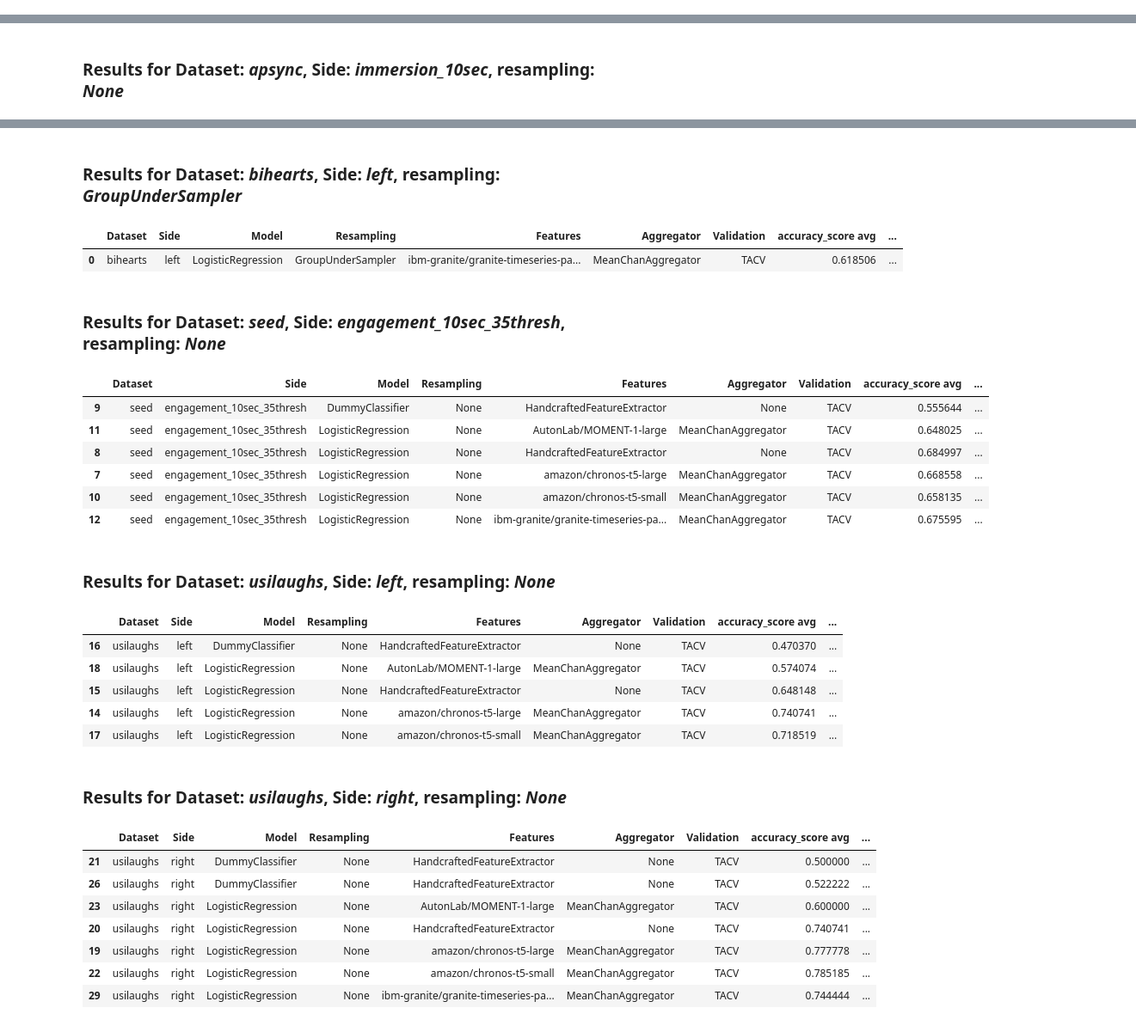
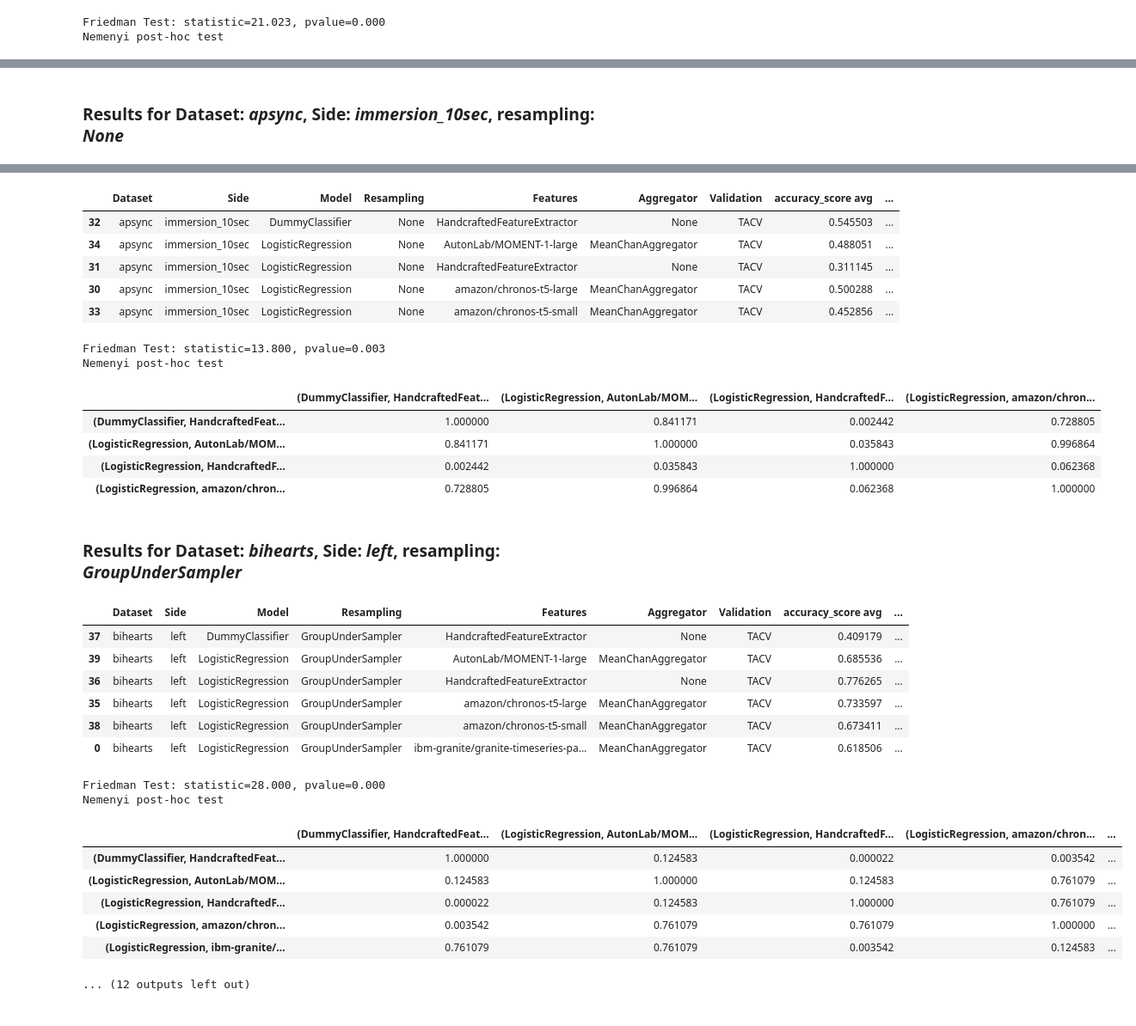
Before and after one commit to LeonardoAlchieri/pretrained_foundation_models_physiological_data, a Jupyter notebook: notebooks/check_results_final.ipynb, the cells around one changed output, grey strips where cells are left out. Shown at 86% size. Saved outputs shown, nothing was run; the diff lists cells and outputs as text; code cells hidden in the pictures.

```diff
--- a/notebooks/check_results_final.ipynb
+++ b/notebooks/check_results_final.ipynb
@@ -64,7 +160,19 @@ def present_results(paths: Generator, val_method: str = "lopo") -> None:
 # %%
 results_path: str = "../outputs/"
 all_results = list(Path(results_path).glob("*/*/*/reports.csv"))
-present_results(all_results, val_method="lopo")
+results_path_adula: str = "../outputs_adula/"
+all_results += list(Path(results_path_adula).glob("*/*/*/reports.csv"))
+
+
+results_lopo = present_results(
+    all_results,
+    val_method="lopo",
+    remove_xgboost=True,
+    remove_chronos_small_from_test=True,
+    which_test="friedmann-nemenyi",
+    test_args={
+        "aggregator": "MeanChanAggregator"}
+)
 # %% [output]
 Results for Dataset: apsync, Side: engagement_10sec, resampling: None
 |  | Dataset | Side | Model | Resampling | Features | Aggregator | Validation | accuracy_score avg | ... |
@@ -117,5 +236,10 @@ Results for Dataset: usilaughs, Side: right, resampling: None
 # %%
-present_results(all_results, val_method="tacv")
+results_lopo = present_results(
+    all_results,
+    val_method="tacv",
+    remove_xgboost=True,
+    remove_chronos_small_from_test=True,
+)
 # %% [output]
 Results for Dataset: apsync, Side: engagement_10sec, resampling: None
 |  | Dataset | Side | Model | Resampling | Features | Aggregator | Validation | accuracy_score avg | ... |
@@ -125,3 +249,5 @@ Results for Dataset: apsync, Side: engagement_10sec, resampling: None
 | 2 | apsync | engagement_10sec | LogisticRegression | None | amazon/chronos-t5-large | MeanChanAggregator | TACV | 0.534116 | ... |
 | 5 | apsync | engagement_10sec | LogisticRegression | None | amazon/chronos-t5-small | MeanChanAggregator | TACV | 0.508916 | ... |
 | 1 | apsync | engagement_10sec | LogisticRegression | None | ibm-granite/granite-timeseries-pa... | MeanChanAggregator | TACV | 0.504563 | ... |
+Friedman Test: statistic=21.023, pvalue=0.000
+Nemenyi post-hoc test
@@ -135,27 +261,30 @@ Results for Dataset: apsync, Side: immersion_10sec, resampling: None
+|  | Dataset | Side | Model | Resampling | Features | Aggregator | Validation | accuracy_score avg | ... |
+| 32 | apsync | immersion_10sec | DummyClassifier | None | HandcraftedFeatureExtractor | None | TACV | 0.545503 | ... |
+| 34 | apsync | immersion_10sec | LogisticRegression | None | AutonLab/MOMENT-1-large | MeanChanAggregator | TACV | 0.488051 | ... |
+| 31 | apsync | immersion_10sec | LogisticRegression | None | HandcraftedFeatureExtractor | None | TACV | 0.311145 | ... |
+| 30 | apsync | immersion_10sec | LogisticRegression | None | amazon/chronos-t5-large | MeanChanAggregator | TACV | 0.500288 | ... |
+| 33 | apsync | immersion_10sec | LogisticRegression | None | amazon/chronos-t5-small | MeanChanAggregator | TACV | 0.452856 | ... |
+Friedman Test: statistic=13.800, pvalue=0.003
+Nemenyi post-hoc test
+|  | (DummyClassifier, HandcraftedFeat... | (LogisticRegression, AutonLab/MOM... | (LogisticRegression, HandcraftedF... | (LogisticRegression, amazon/chron... |
+| (DummyClassifier, HandcraftedFeat... | 1.000000 | 0.841171 | 0.002442 | 0.728805 |
+| (LogisticRegression, AutonLab/MOM... | 0.841171 | 1.000000 | 0.035843 | 0.996864 |
+| (LogisticRegression, HandcraftedF... | 0.002442 | 0.035843 | 1.000000 | 0.062368 |
+| (LogisticRegression, amazon/chron... | 0.728805 | 0.996864 | 0.062368 | 1.000000 |
 Results for Dataset: bihearts, Side: left, resampling: GroupUnderSampler
-|  | Dataset | Side | Model | Resampling | Features | Aggregator | Validation | accuracy_score avg | ... |
-| 0 | bihearts | left | LogisticRegression | GroupUnderSampler | ibm-granite/granite-timeseries-pa... | MeanChanAggregator | TACV | 0.618506 | ... |
-Results for Dataset: seed, Side: engagement_10sec_35thresh, resampling: None
-|  | Dataset | Side | Model | Resampling | Features | Aggregator | Validation | accuracy_score avg | ... |
-| 9 | seed | engagement_10sec_35thresh | DummyClassifier | None | HandcraftedFeatureExtractor | None | TACV | 0.555644 | ... |
-| 11 | seed | engagement_10sec_35thresh | LogisticRegression | None | AutonLab/MOMENT-1-large | MeanChanAggregator | TACV | 0.648025 | ... |
-| 8 | seed | engagement_10sec_35thresh | LogisticRegression | None | HandcraftedFeatureExtractor | None | TACV | 0.684997 | ... |
-| 7 | seed | engagement_10sec_35thresh | LogisticRegression | None | amazon/chronos-t5-large | MeanChanAggregator | TACV | 0.668558 | ... |
-| 10 | seed | engagement_10sec_35thresh | LogisticRegression | None | amazon/chronos-t5-small | MeanChanAggregator | TACV | 0.658135 | ... |
-| 12 | seed | engagement_10sec_35thresh | LogisticRegression | None | ibm-granite/granite-timeseries-pa... | MeanChanAggregator | TACV | 0.675595 | ... |
-Results for Dataset: usilaughs, Side: left, resampling: None
 |  | Dataset | Side | Model | Resampling | Features | Aggregator | Validation | accuracy_score avg | ... |
-| 16 | usilaughs | left | DummyClassifier | None | HandcraftedFeatureExtractor | None | TACV | 0.470370 | ... |
-| 18 | usilaughs | left | LogisticRegression | None | AutonLab/MOMENT-1-large | MeanChanAggregator | TACV | 0.574074 | ... |
-| 15 | usilaughs | left | LogisticRegression | None | HandcraftedFeatureExtractor | None | TACV | 0.648148 | ... |
-| 14 | usilaughs | left | LogisticRegression | None | amazon/chronos-t5-large | MeanChanAggregator | TACV | 0.740741 | ... |
-| 17 | usilaughs | left | LogisticRegression | None | amazon/chronos-t5-small | MeanChanAggregator | TACV | 0.718519 | ... |
+| 37 | bihearts | left | DummyClassifier | GroupUnderSampler | HandcraftedFeatureExtractor | None | TACV | 0.409179 | ... |
+| 39 | bihearts | left | LogisticRegression | GroupUnderSampler | AutonLab/MOMENT-1-large | MeanChanAggregator | TACV | 0.685536 | ... |
+| 36 | bihearts | left | LogisticRegression | GroupUnderSampler | HandcraftedFeatureExtractor | None | TACV | 0.776265 | ... |
+| 35 | bihearts | left | LogisticRegression | GroupUnderSampler | amazon/chronos-t5-large | MeanChanAggregator | TACV | 0.733597 | ... |
+| 38 | bihearts | left | LogisticRegression | GroupUnderSampler | amazon/chronos-t5-small | MeanChanAggregator | TACV | 0.673411 | ... |
+| 0 | bihearts | left | LogisticRegression | GroupUnderSampler | ibm-granite/granite-timeseries-pa... | MeanChanAggregator | TACV | 0.618506 | ... |
-Results for Dataset: usilaughs, Side: right, resampling: None
+Friedman Test: statistic=28.000, pvalue=0.000
+Nemenyi post-hoc test
-|  | Dataset | Side | Model | Resampling | Features | Aggregator | Validation | accuracy_score avg | ... |
-| 21 | usilaughs | right | DummyClassifier | None | HandcraftedFeatureExtractor | None | TACV | 0.500000 | ... |
-| 26 | usilaughs | right | DummyClassifier | None | HandcraftedFeatureExtractor | None | TACV | 0.522222 | ... |
-| 23 | usilaughs | right | LogisticRegression | None | AutonLab/MOMENT-1-large | MeanChanAggregator | TACV | 0.600000 | ... |
-| 20 | usilaughs | right | LogisticRegression | None | HandcraftedFeatureExtractor | None | TACV | 0.740741 | ... |
-| 19 | usilaughs | right | LogisticRegression | None | amazon/chronos-t5-large | MeanChanAggregator | TACV | 0.777778 | ... |
-| 22 | usilaughs | right | LogisticRegression | None | amazon/chronos-t5-small | MeanChanAggregator | TACV | 0.785185 | ... |
-| 29 | usilaughs | right | LogisticRegression | None | ibm-granite/granite-timeseries-pa... | MeanChanAggregator | TACV | 0.744444 | ... |
+|  | (DummyClassifier, HandcraftedFeat... | (LogisticRegression, AutonLab/MOM... | (LogisticRegression, HandcraftedF... | (LogisticRegression, amazon/chron... | ... |
+| (DummyClassifier, HandcraftedFeat... | 1.000000 | 0.124583 | 0.000022 | 0.003542 | ... |
+| (LogisticRegression, AutonLab/MOM... | 0.124583 | 1.000000 | 0.124583 | 0.761079 | ... |
+| (LogisticRegression, HandcraftedF... | 0.000022 | 0.124583 | 1.000000 | 0.761079 | ... |
+| (LogisticRegression, amazon/chron... | 0.003542 | 0.761079 | 0.761079 | 1.000000 | ... |
+| (LogisticRegression, ibm-granite/... | 0.761079 | 0.761079 | 0.003542 | 0.124583 | ... |
+... (12 outputs left out)
```
Also changed, not shown: parts of 5 cells of this notebook, 2 other files.
